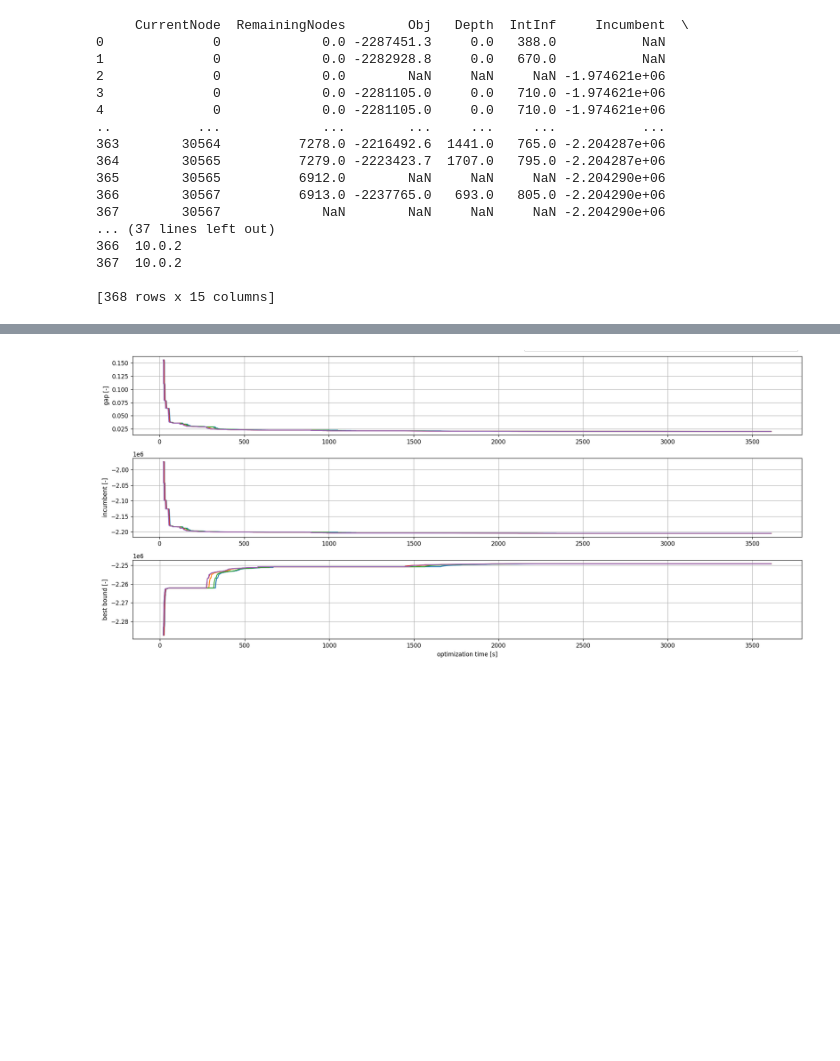
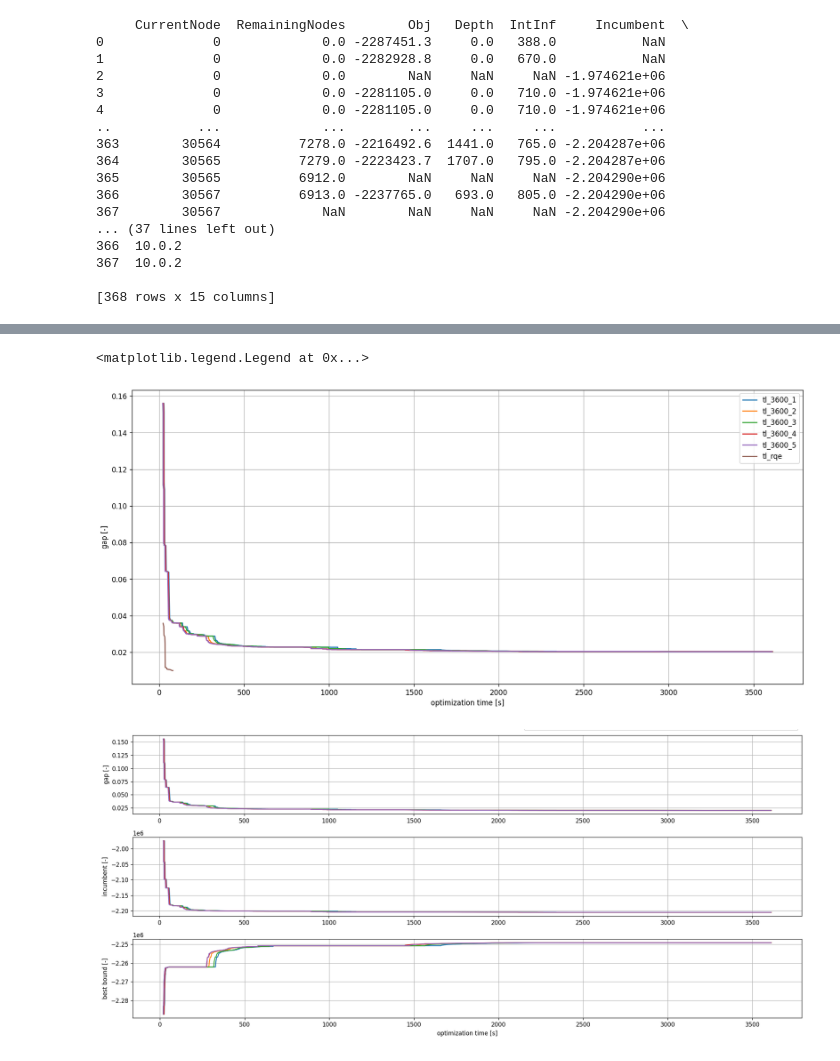
Before and after one commit to HTWK-Interconnected-Energy-Systems/BURN4H2, a Jupyter notebook: postprocessing/240212_analyze_gap.ipynb, the cells around one changed output, grey strips where cells are left out. Drawn from its saved outputs; the diff is of its cells as text; code cells hidden in the pictures; blank space fills up the shorter version.

```diff
--- a/postprocessing/240212_analyze_gap.ipynb
+++ b/postprocessing/240212_analyze_gap.ipynb
@@ -56,3 +56,19 @@ display(fig.canvas)
+# %%
+fig, ax = plt.subplots(dpi=120, figsize=(17, 7.5))
+
+ax.plot(log_progress_3600_1['Time'], log_progress_3600_1['Gap'], label='tl_3600_1')
+ax.plot(log_progress_3600_2['Time'], log_progress_3600_2['Gap'], label='tl_3600_2')
+ax.plot(log_progress_3600_3['Time'], log_progress_3600_3['Gap'], label='tl_3600_3')
+ax.plot(log_progress_3600_4['Time'], log_progress_3600_4['Gap'], label='tl_3600_4')
+ax.plot(log_progress_3600_5['Time'], log_progress_3600_5['Gap'], label='tl_3600_5')
+ax.plot(log_progress_rqe['Time'], log_progress_rqe['Gap'], label='tl_rqe')
+ax.grid()
+ax.set_ylabel('gap [-]')
+ax.set_xlabel('optimization time [s]')
+ax.legend()
+# %% [output]
+<matplotlib.legend.Legend at 0x...>
+[figure, added]
 # %%
 with plt.ioff():
     fig, axes = plt.subplots(ncols=1, nrows=3, dpi=120, figsize=(17, 7.5))
```
Also changed, not shown: parts of 3 cells of this notebook, 1 other file.
